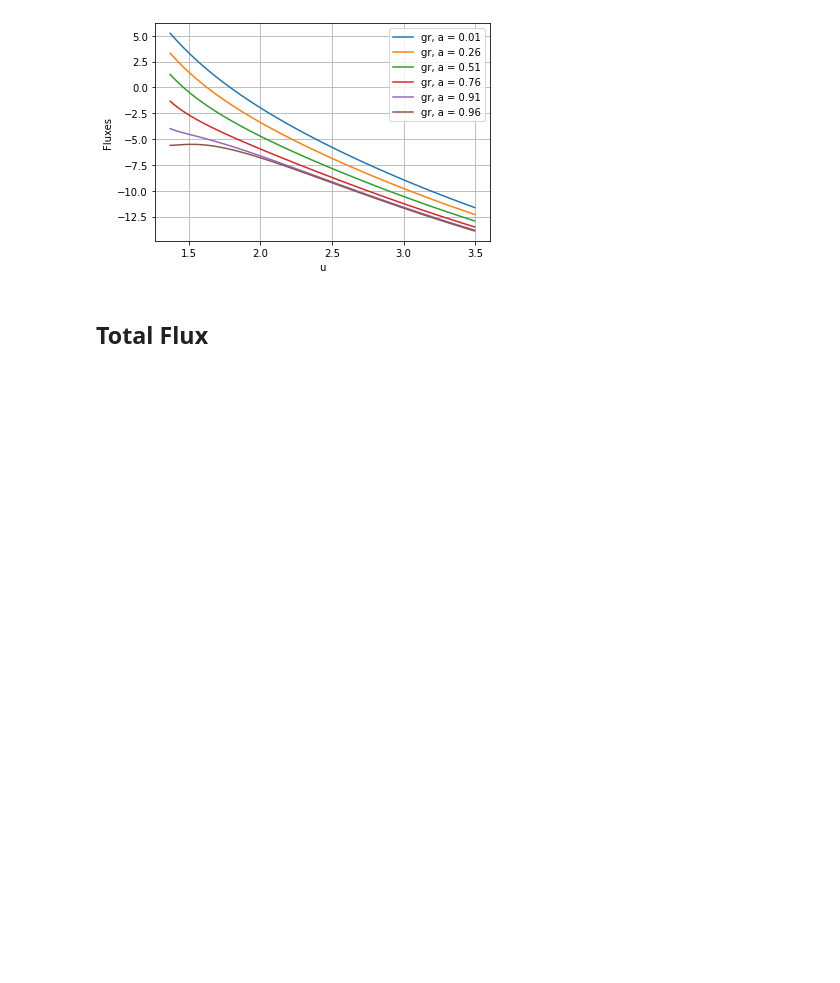
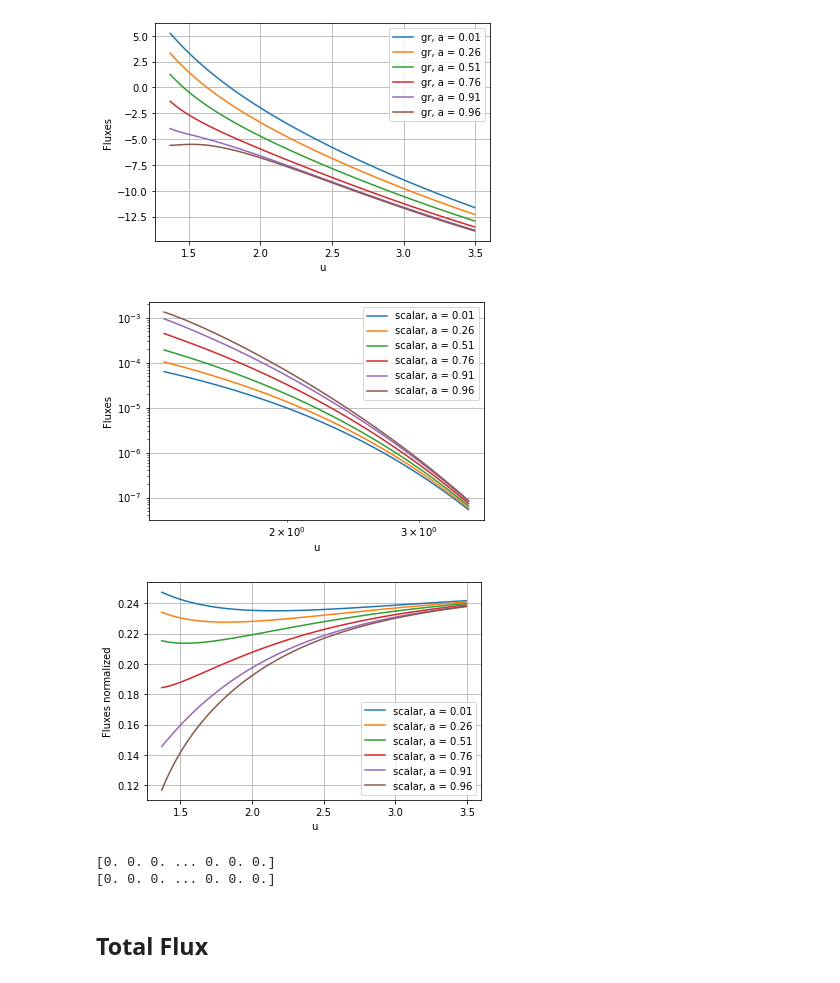
Before and after one commit to lorenzsp/testGRwEMRIs, a Jupyter notebook: fluxes/EdotFluxes.ipynb, the cells around one changed output. Saved outputs shown, nothing was run; the diff lists cells and outputs as text; code cells hidden in the pictures; blank space fills up the shorter version.

Commit message:
factor out leading fluxes

```diff
--- a/fluxes/EdotFluxes.ipynb
+++ b/fluxes/EdotFluxes.ipynb
@@ -60,16 +44,0 @@ print(len(uniq_a))
-# %%
-ind = len(np.unique(u_array))
-plt.figure()
-for i in [25,50, 90]:#[0, 25, 50, 75, 90]:
-    rr = radius[ind*i:ind*(i+1)]
-    fl = flux_scalar[ind*i:ind*(i+1)]
-    fl_gr = flux_data[ind*i:ind*(i+1)]
-    plt.loglog(rr, fl, '-', label=f'scalar, a = {uniq_a[i]}')
-    plt.loglog(rr, fl_gr, '.', label=f'gr, a = {uniq_a[i]}')
-    slope = np.gradient(fl_gr,rr)*rr/fl_gr
-    nn = np.median(slope)
-    print(nn, np.std(slope))
-plt.ylabel('Fluxes')
-plt.xlabel('p')
-plt.legend()
-plt.grid()
@@ -127,6 +47,10 @@ u_array[0]-u_array[ind]
 # %% [output]
 0.0
 # %%
+radius = np.loadtxt('./flux_circ_tensor.dat')[:,0]
+a_array= np.loadtxt('./flux_circ_tensor.dat')[:,1]
+u_array =np.round( np.log( radius - isco_pro(a_array) +3.9),decimals=8)
+flux_data = np.loadtxt('./flux_circ_tensor.dat')[:,2]
 
 plt.figure()
 for i in [0, 25, 50, 75, 90]:
@@ -156,6 +80,46 @@ plt.grid()
 # %% [output]
 [figure]
 [figure]
+# %%
+radius_scalar = np.loadtxt('./flux_circ_scalar.dat')[:,0]
+a_array_scalar= np.loadtxt('./flux_circ_scalar.dat')[:,1]
+u_array =np.round( np.log( radius - isco_pro(a_array) +3.9),decimals=8)
+flux_scalar = np.loadtxt('./flux_circ_scalar.dat')[:,2]
+
+plt.figure()
+for i in [0, 25, 50, 75, 90, 95]:
+    rr = radius[ind*i:ind*(i+1)]
+    fl = flux_scalar[ind*i:ind*(i+1)]
+    y = np.power(Omega_phi_eqpro(rr,uniq_a[i]),2./3.)
+
+    plt.loglog(u_array[ind*i:ind*(i+1)] , fl, '-', label=f'scalar, a = {uniq_a[i]}')
+    # plt.loglog(rr, EdotPN(rr, uniq_a[i] ), '--', label=f'gr, a = {uniq_a[i]}')
+plt.ylabel('Fluxes')
+plt.xlabel('u')
+plt.legend()
+plt.grid()
+
+plt.figure()
+for i in [0, 25, 50, 75, 90, 95]:
+    rr = radius[ind*i:ind*(i+1)]
+    fl = flux_scalar[ind*i:ind*(i+1)]
+    y = np.power(Omega_phi_eqpro(rr,uniq_a[i]),2./3.)
+
+    plt.plot(u_array[ind*i:ind*(i+1)] , fl/(np.power(y, 4)/3), '-', label=f'scalar, a = {uniq_a[i]}')
+    # plt.loglog(rr, EdotPN(rr, uniq_a[i] ), '--', label=f'gr, a = {uniq_a[i]}')
+plt.ylabel('Fluxes normalized')
+plt.xlabel('u')
+plt.legend()
+plt.grid()
+# %% [output]
+[figure, added]
+[figure, added]
+# %%
+print(radius_scalar-radius)
+print(a_array-a_array_scalar)
+# %% [output]
+[0. 0. 0. ... 0. 0. 0.]
+[0. 0. 0. ... 0. 0. 0.]
 # %% [markdown]
 ## Total Flux
 # %%
```
Also changed, not shown: parts of 6 cells of this notebook, 1 other file.
